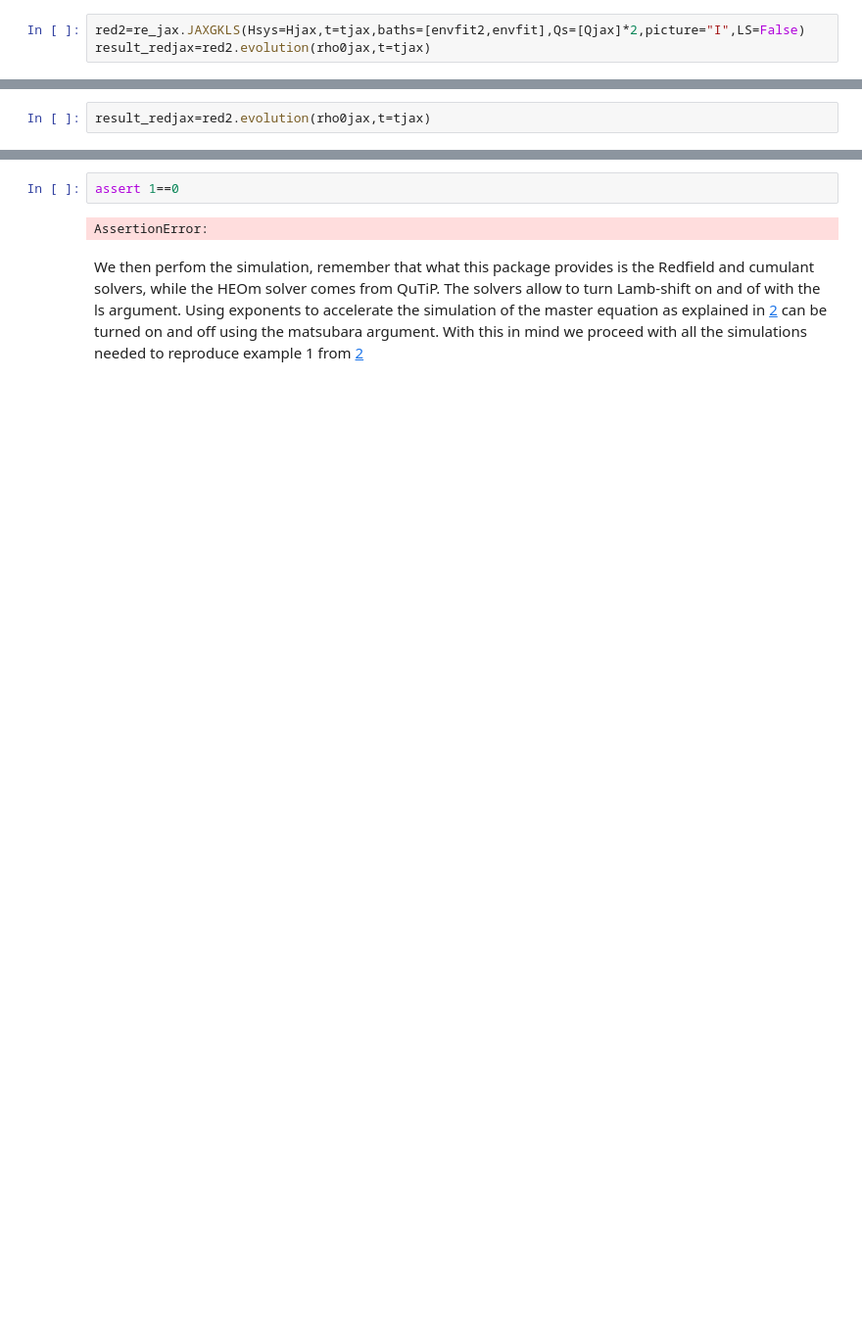
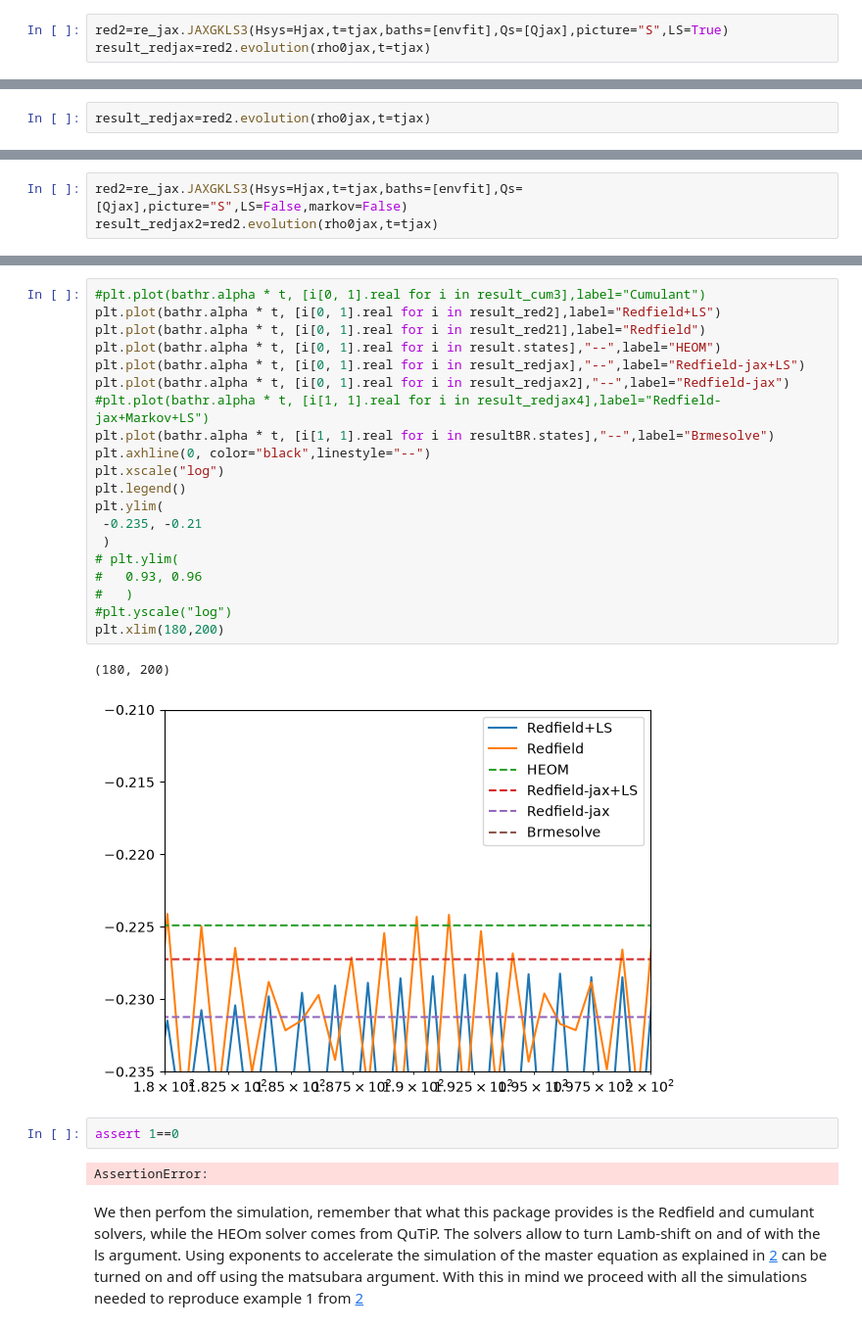
Before and after one commit to gsuarezr/NonMarkovianMethods, a Jupyter notebook: docs/Qubit_example.ipynb, the cells around one changed output, grey strips where cells are left out. Shown at 98% size. Saved outputs shown, nothing was run; the diff lists cells and outputs as text; blank space fills up the shorter version.

```diff
--- a/docs/Qubit_example.ipynb
+++ b/docs/Qubit_example.ipynb
@@ -111,5 +116,5 @@ result_cum3=cum3.evolution(rho0jax,tjax)
 # %%
 result_cumjax=rotation(result_cum3,Hjax,tjax)
 # %%
-red2=re_jax.JAXGKLS(Hsys=Hjax,t=tjax,baths=[envfit2,envfit],Qs=[Qjax]*2,picture="I",LS=False)
+red2=re_jax.JAXGKLS3(Hsys=Hjax,t=tjax,baths=[envfit],Qs=[Qjax],picture="S",LS=True)
 result_redjax=red2.evolution(rho0jax,t=tjax)
@@ -129,0 +137,3 @@ array([0.0391507-0.55208046j])
+# %%
+red2=re_jax.JAXGKLS3(Hsys=Hjax,t=tjax,baths=[envfit],Qs=[Qjax],picture="S",LS=False,markov=False)
+result_redjax2=red2.evolution(rho0jax,t=tjax)
@@ -142,3 +177,26 @@ plt.xscale("log")
+# %%
+#plt.plot(bathr.alpha * t, [i[0, 1].real for i in result_cum3],label="Cumulant")
+plt.plot(bathr.alpha * t, [i[0, 1].real for i in result_red2],label="Redfield+LS")
+plt.plot(bathr.alpha * t, [i[0, 1].real for i in result_red21],label="Redfield")
+plt.plot(bathr.alpha * t, [i[0, 1].real for i in result.states],"--",label="HEOM")
+plt.plot(bathr.alpha * t, [i[0, 1].real for i in result_redjax],"--",label="Redfield-jax+LS")
+plt.plot(bathr.alpha * t, [i[0, 1].real for i in result_redjax2],"--",label="Redfield-jax")
+#plt.plot(bathr.alpha * t, [i[1, 1].real for i in result_redjax4],label="Redfield-jax+Markov+LS")
+plt.plot(bathr.alpha * t, [i[1, 1].real for i in resultBR.states],"--",label="Brmesolve")
+plt.axhline(0, color="black",linestyle="--")
+plt.xscale("log")
+plt.legend()
+plt.ylim(
+ -0.235, -0.21
+ )
+# plt.ylim(
+#   0.93, 0.96
+#   )
+#plt.yscale("log")
+plt.xlim(180,200)
+# %% [output]
+(180, 200)
+[figure, added]
 # %%
 assert 1==0
 # %% [output]
```
Also changed, not shown: parts of 14 cells of this notebook, 2 other files.
